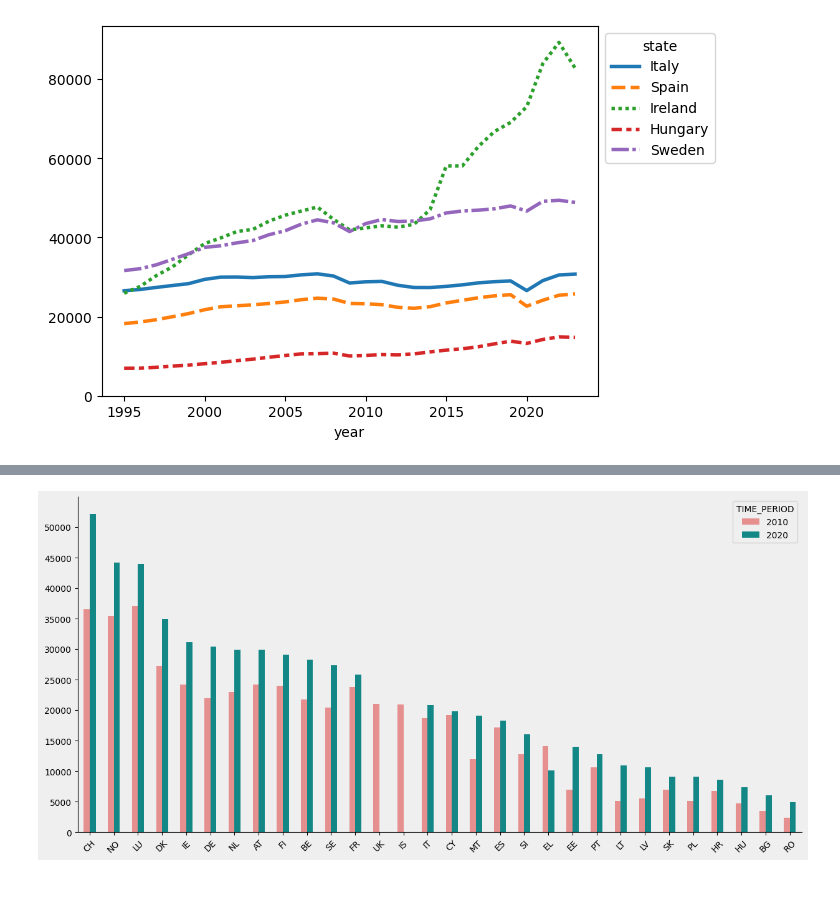
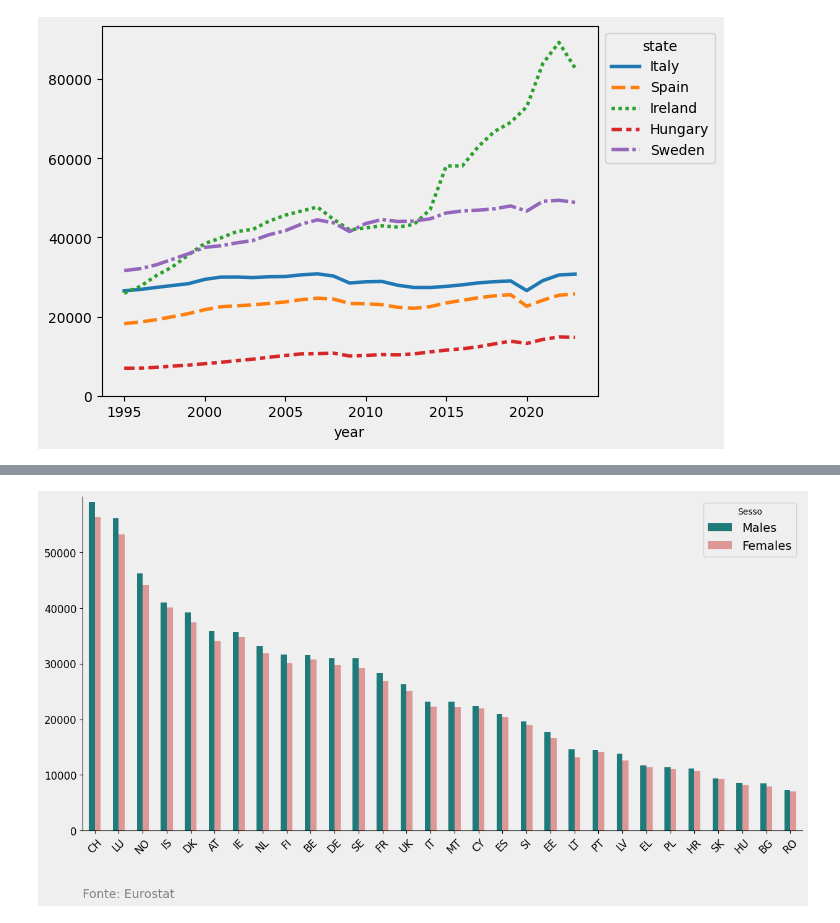
Before and after one commit to GioooTDM/Visualizzazione-Scientifica, a Jupyter notebook: graphs/GDP_graphs.ipynb, the cells around one changed output, grey strips where cells are left out. Drawn from its saved outputs; the diff is of its cells as text; code cells hidden in the pictures; blank space fills up the shorter version.

```diff
--- a/graphs/GDP_graphs.ipynb
+++ b/graphs/GDP_graphs.ipynb
@@ -70,38 +123,62 @@ state_codes ={
     "Latvia": "LV",
     "Lithuania": "LT",
     "Luxembourg": "LU",
     "Hungary": "HU",
     "Malta": "MT",
     "Netherlands": "NL",
     "Austria": "AT",
     "Poland": "PL",
     "Portugal": "PT",
     "Romania": "RO",
     "Slovenia": "SI",
     "Slovakia": "SK",
     "Finland": "FI",
     "Sweden": "SE",
     "United Kingdom": "UK",
     "Iceland": "IS",
     "Liechtenstein": "LI",
     "Norway": "NO",
     "Switzerland": "CH",
     "Turkey": "TR",
     "Israel": "IL"
 }
 df['geo'] = df['geo'].map(state_codes)
-df_sex = df[df['sex'] == 'Males']
-f = df_sex.sort_values(ascending=False,by='OBS_VALUE')
+
 plt.figure(figsize=(15,7))
-df_sex = df_sex[df_sex['TIME_PERIOD'].isin([2010,2020])]
-ax = sns.barplot(data=df_sex, x='geo', y='OBS_VALUE',hue='TIME_PERIOD', width=0.5, errorbar=None, palette={2010:'#f48080',2020:'#009999'})
+plt.yticks(fontsize=12)
+plt.xticks(fontsize=12)
+
+df_males = df[df['sex'] == 'Males']
+df_females = df[df['sex'] == 'Females']
+
+df_males_latest_year = df_males.loc[df_males.groupby('geo')['TIME_PERIOD'].idxmax()]
+df_females_latest_year = df_females.loc[df_females.groupby('geo')['TIME_PERIOD'].idxmax()]
+df_latest_year = pd.concat([df_males_latest_year,df_females_latest_year])
+result = df_latest_year.sort_values(['OBS_VALUE'], ascending=False).reset_index(drop=True)
+
+ax = sns.barplot(
+    data=result, x='geo', y='OBS_VALUE',hue='sex',
+    width=0.5, errorbar=None, saturation=0.6,
+    palette={'Females':'#f48080','Males':'#009999'}
+    )
+
+
+plt.legend(title='Sesso', fontsize=14)
 ax.yaxis.set_major_locator(ticker.MultipleLocator(5000))
 sns.despine()
 plt.xticks(rotation=45)
-ax.set_ylim(0,55000)
-ax.set_yticks(np.arange(0,55000,step=5000))
+ax.set_ylim(0,60000)
+ax.set_yticks(np.arange(0,60000,step=10000))
 ax.set_xlabel(None)
 ax.set_ylabel(None)
-plt.savefig(r'..\..\mean_income_M_barplot.png', transparent=True)
+plt.text(
+    0, -0.2,  # Posizione
+    "Fonte: Eurostat",
+    fontsize=14,
+    color='gray',
+    ha='left',  # Allineamento orizzontale
+    transform=plt.gca().transAxes  # Posiziona il testo in coordinate relative al grafico
+)
+plt.savefig(r'..\..\mean_income_MvsF_barplot.png', transparent=True, bbox_inches='tight')
 # %% [output]
-[figure, old version]
+[figure, new version]
```
Also changed, not shown: parts of 10 cells of this notebook, 5 other files.
